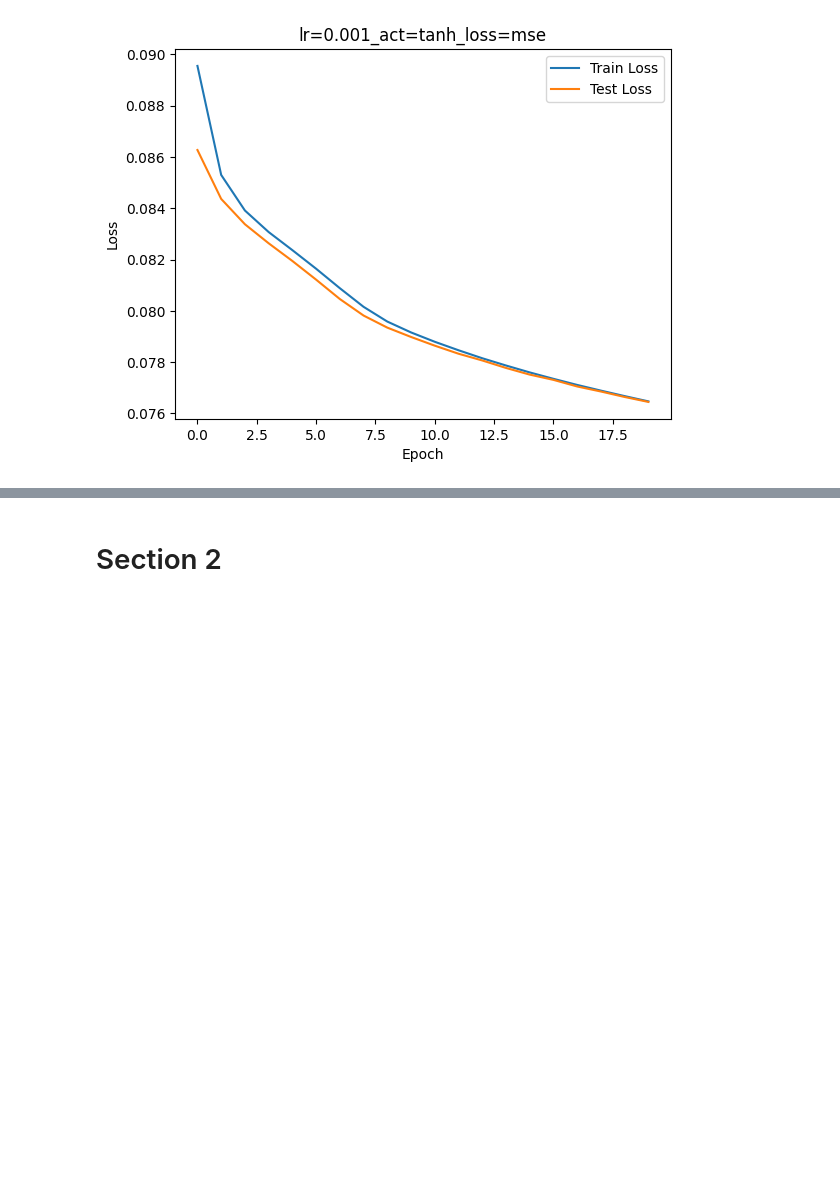
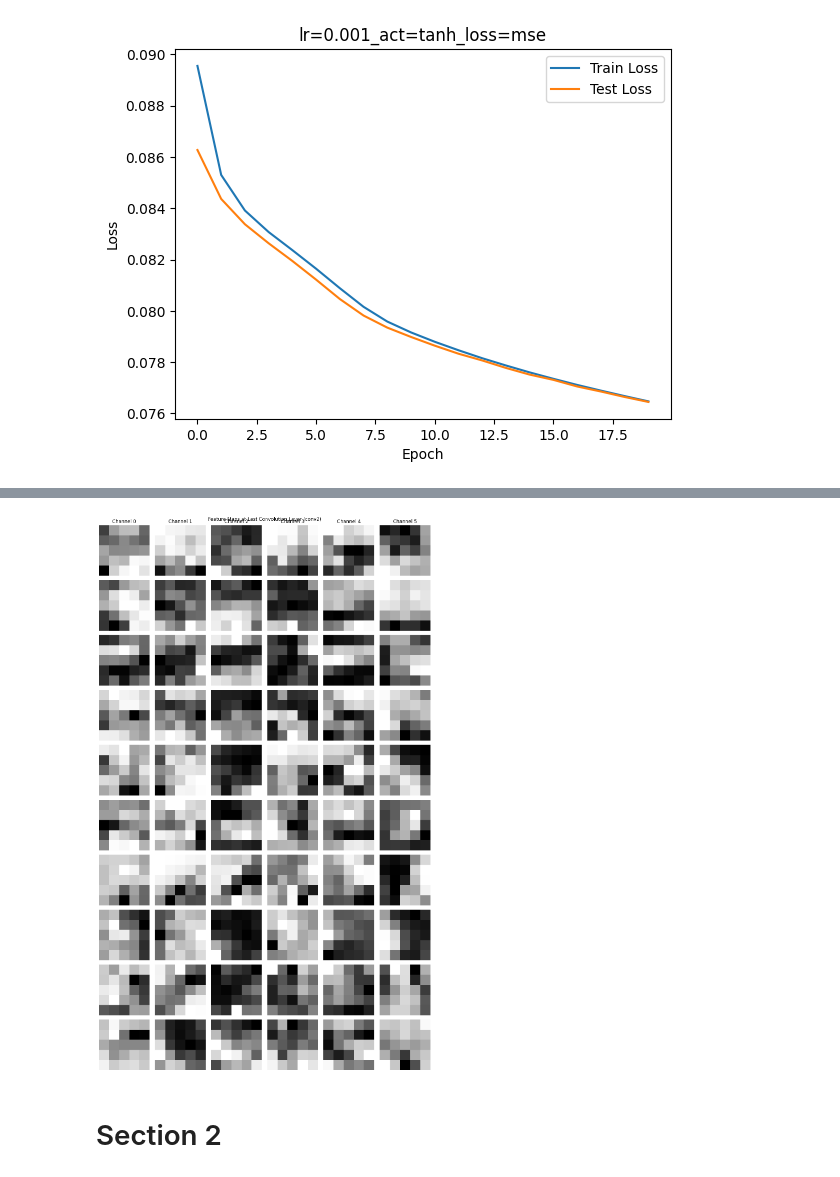
Before and after one commit to jadsaad06/Visual-NN-Testing-Deep-Learning-Homework, a Jupyter notebook: jadsaad_hw2.ipynb, the cells around one changed output, grey strips where cells are left out. Drawn from its saved outputs; the diff is of its cells as text; code cells hidden in the pictures; blank space fills up the shorter version.

```diff
--- a/jadsaad_hw2.ipynb
+++ b/jadsaad_hw2.ipynb
@@ -70,9 +70,9 @@ class CNet(nn.Module):
         self.fc3 = nn.Linear(84, 10)
 
         if activation == "relu":
-            self.act = F.sigmoid
+            self.act = torch.sigmoid
         elif activation == "tanh":
-            self.act = F.tanh
+            self.act = torch.tanh
         else:
             raise ValueError("Activation must be `relu` or `tanh`")
 
@@ -246,3 +304,50 @@ def visualize_feature_maps(net, images):
+# %%
+def show_last_conv_feature_maps(net, dataloader, device="cpu", num_images=10, num_feature_maps=6):
+    net.eval()
+
+    input_images, _ = next(iter(dataloader))
+    input_images = input_images.to(device)
+
+    with torch.no_grad():
+        conv1_activations = net.act(net.conv1(input_images))
+        pooled_conv1 = net.pool(conv1_activations)
+
+        conv2_activations = net.act(net.conv2(pooled_conv1))
+        pooled_conv2 = net.pool(conv2_activations)  # [batch, channels, 5, 5]
+
+    batch_size = pooled_conv2.size(0)
+    num_images_to_show = min(num_images, batch_size)
+    num_channels_to_show = min(num_feature_maps, pooled_conv2.size(1))
+
+    plt.figure(figsize=(num_channels_to_show * 2, num_images_to_show * 2))
+    subplot_index = 1
+
+    for image_index in range(num_images_to_show):
+        for channel_index in range(num_channels_to_show):
+            plt.subplot(num_images_to_show, num_channels_to_show, subplot_index)
+
+            feature_map = pooled_conv2[image_index, channel_index].detach().cpu()
+            feature_map = (feature_map - feature_map.min()) / (feature_map.max() - feature_map.min() + 1e-6)
+
+            plt.imshow(feature_map, cmap="gray")
+            plt.axis("off")
+
+            if image_index == 0:
+                plt.title(f"Channel {channel_index}")
+
+            subplot_index += 1
+
+    plt.suptitle("Feature Maps at Last Convolution Layer (conv2)")
+    plt.tight_layout()
+    plt.show()
+
+
+
+testloader = torch.utils.data.DataLoader(testset, batch_size=10,
+                                         shuffle=False, num_workers=2)
+show_last_conv_feature_maps(net, testloader, device=device, num_images=10, num_feature_maps=6)
+# %% [output]
+[figure, added]
 # %% [markdown]
 # Section 2
 # %%
```
Also changed, not shown: parts of 12 cells of this notebook.
